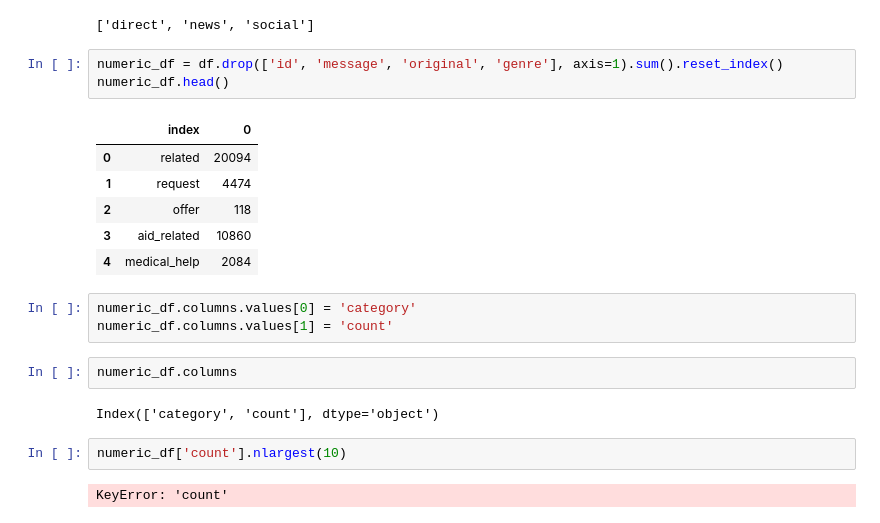
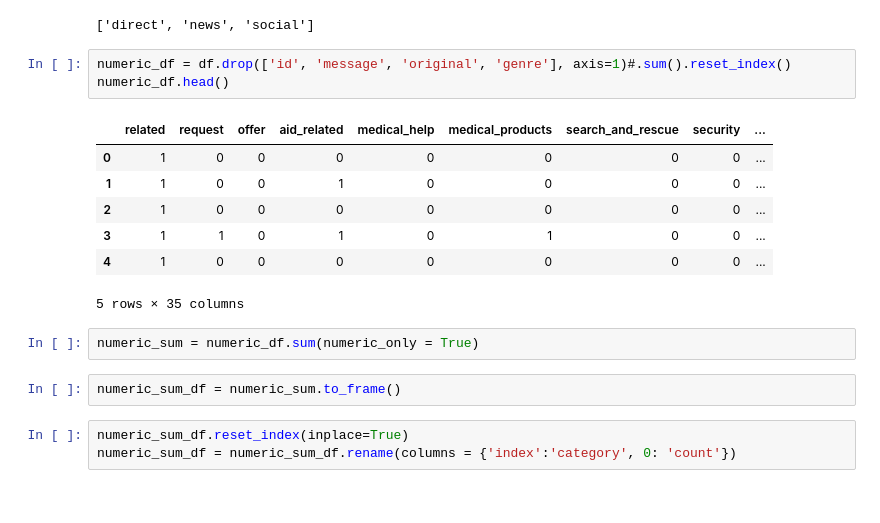
Before and after one commit to mmascaro864/pipeline_project, a Jupyter notebook: run_py_play.ipynb, the cells around one changed output. Drawn from its saved outputs; the diff is of its cells as text.

```diff
--- a/run_py_play.ipynb
+++ b/run_py_play.ipynb
@@ -64,23 +63,20 @@ genre_names
 # %% [output]
 ['direct', 'news', 'social']
 # %%
-numeric_df = df.drop(['id', 'message', 'original', 'genre'], axis=1).sum().reset_index()
+numeric_df = df.drop(['id', 'message', 'original', 'genre'], axis=1)#.sum().reset_index()
 numeric_df.head()
 # %% [output]
-|  | index | 0 |
-| 0 | related | 20094 |
-| 1 | request | 4474 |
-| 2 | offer | 118 |
-| 3 | aid_related | 10860 |
-| 4 | medical_help | 2084 |
+|  | related | request | offer | aid_related | medical_help | medical_products | search_and_rescue | security | ... |
+| 0 | 1 | 0 | 0 | 0 | 0 | 0 | 0 | 0 | ... |
+| 1 | 1 | 0 | 0 | 1 | 0 | 0 | 0 | 0 | ... |
+| 2 | 1 | 0 | 0 | 0 | 0 | 0 | 0 | 0 | ... |
+| 3 | 1 | 1 | 0 | 1 | 0 | 1 | 0 | 0 | ... |
+| 4 | 1 | 0 | 0 | 0 | 0 | 0 | 0 | 0 | ... |
+5 rows × 35 columns
-# %%
-numeric_df.columns.values[0] = 'category'
-numeric_df.columns.values[1] = 'count'
-# %%
-numeric_df.columns
-# %% [output]
-Index(['category', 'count'], dtype='object')
-# %%
-numeric_df['count'].nlargest(10)
-# %% [output]
-KeyError: 'count'
+# %%
+numeric_sum = numeric_df.sum(numeric_only = True)
+# %%
+numeric_sum_df = numeric_sum.to_frame()
+# %%
+numeric_sum_df.reset_index(inplace=True)
+numeric_sum_df = numeric_sum_df.rename(columns = {'index':'category', 0: 'count'})
```
Also changed, not shown: parts of 16 cells of this notebook, 1 other file.
